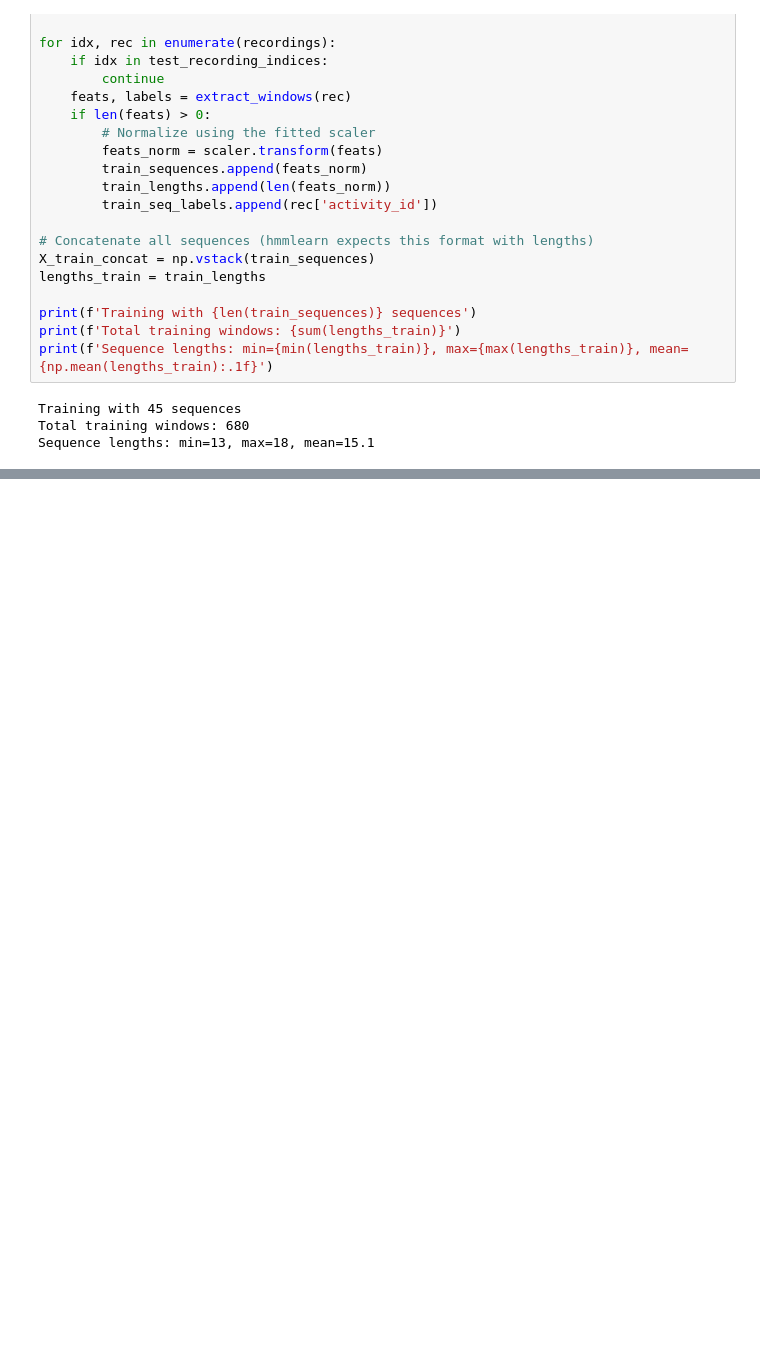
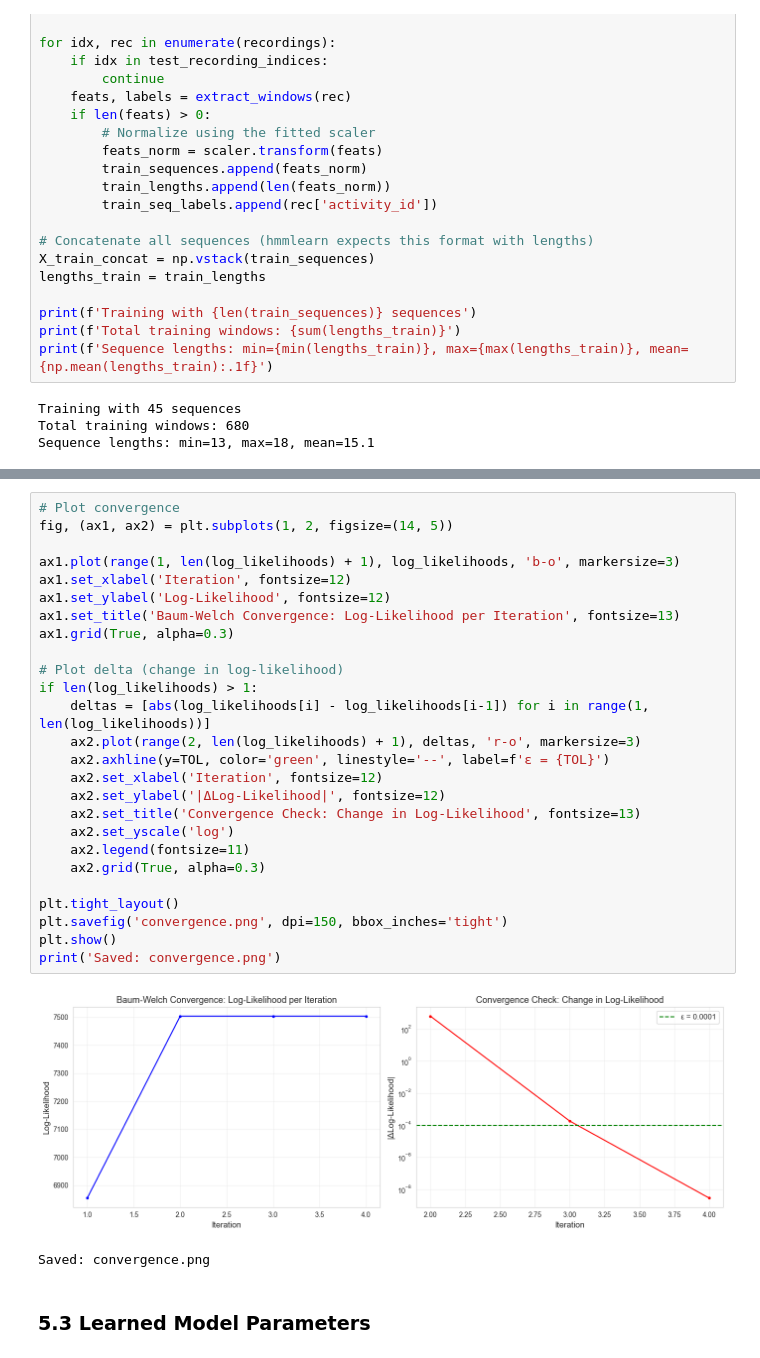
Before and after one commit to izabayo7/human-motion-with-HMM, a Jupyter notebook: hmm_activity_recognition.ipynb, the cells around one changed output, grey strips where cells are left out. Saved outputs shown, nothing was run; the diff lists cells and outputs as text; blank space fills up the shorter version.

```diff
--- a/hmm_activity_recognition.ipynb
+++ b/hmm_activity_recognition.ipynb
@@ -599,0 +710,31 @@ Sequence lengths: min=13, max=18, mean=15.1
+# %%
+# Plot convergence
+fig, (ax1, ax2) = plt.subplots(1, 2, figsize=(14, 5))
+
+ax1.plot(range(1, len(log_likelihoods) + 1), log_likelihoods, 'b-o', markersize=3)
+ax1.set_xlabel('Iteration', fontsize=12)
+ax1.set_ylabel('Log-Likelihood', fontsize=12)
+ax1.set_title('Baum-Welch Convergence: Log-Likelihood per Iteration', fontsize=13)
+ax1.grid(True, alpha=0.3)
+
+# Plot delta (change in log-likelihood)
+if len(log_likelihoods) > 1:
+    deltas = [abs(log_likelihoods[i] - log_likelihoods[i-1]) for i in range(1, len(log_likelihoods))]
+    ax2.plot(range(2, len(log_likelihoods) + 1), deltas, 'r-o', markersize=3)
+    ax2.axhline(y=TOL, color='green', linestyle='--', label=f'ε = {TOL}')
+    ax2.set_xlabel('Iteration', fontsize=12)
+    ax2.set_ylabel('|ΔLog-Likelihood|', fontsize=12)
+    ax2.set_title('Convergence Check: Change in Log-Likelihood', fontsize=13)
+    ax2.set_yscale('log')
+    ax2.legend(fontsize=11)
+    ax2.grid(True, alpha=0.3)
+
+plt.tight_layout()
+plt.savefig('convergence.png', dpi=150, bbox_inches='tight')
+plt.show()
+print('Saved: convergence.png')
+# %% [output]
+[figure, added]
+Saved: convergence.png
+# %% [markdown]
+### 5.3 Learned Model Parameters
```
Also changed, not shown: parts of 4 cells of this notebook, 3 other files.
